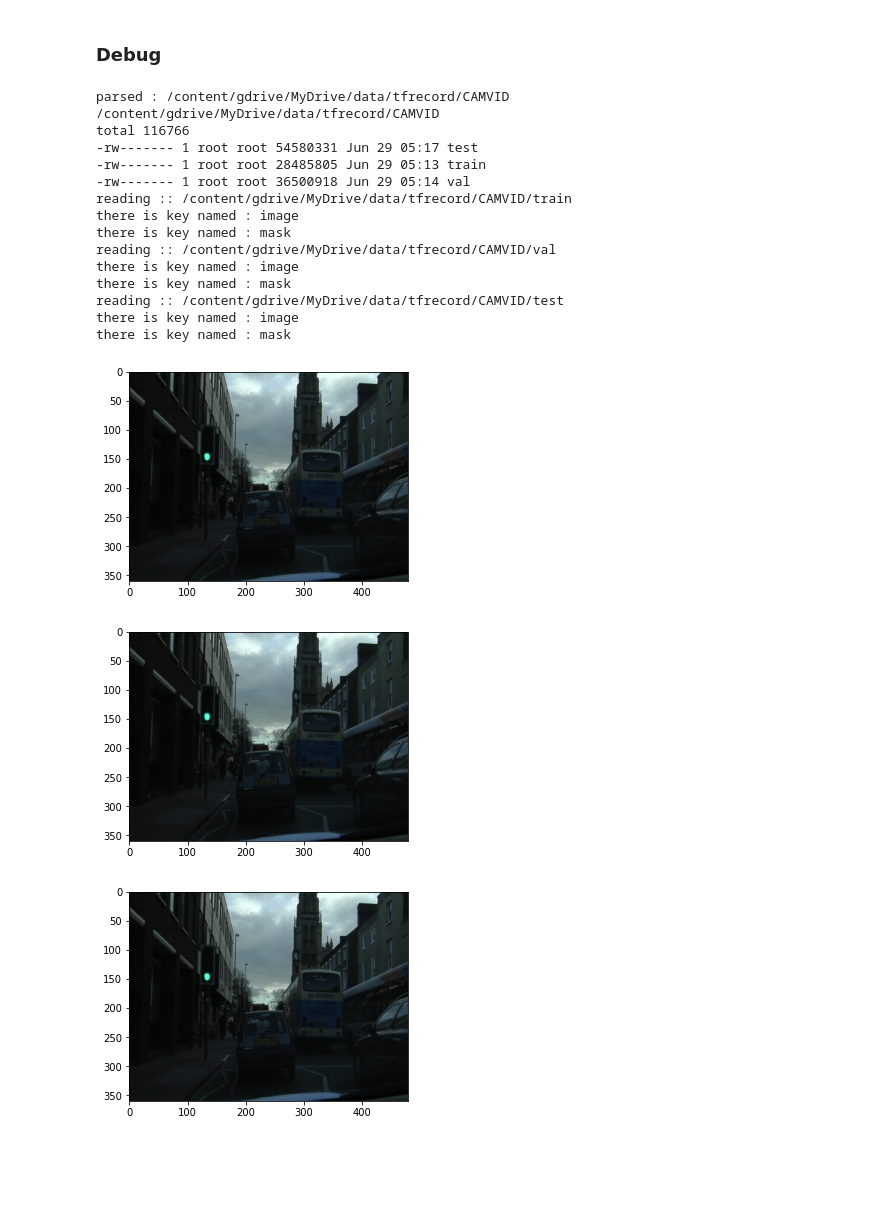
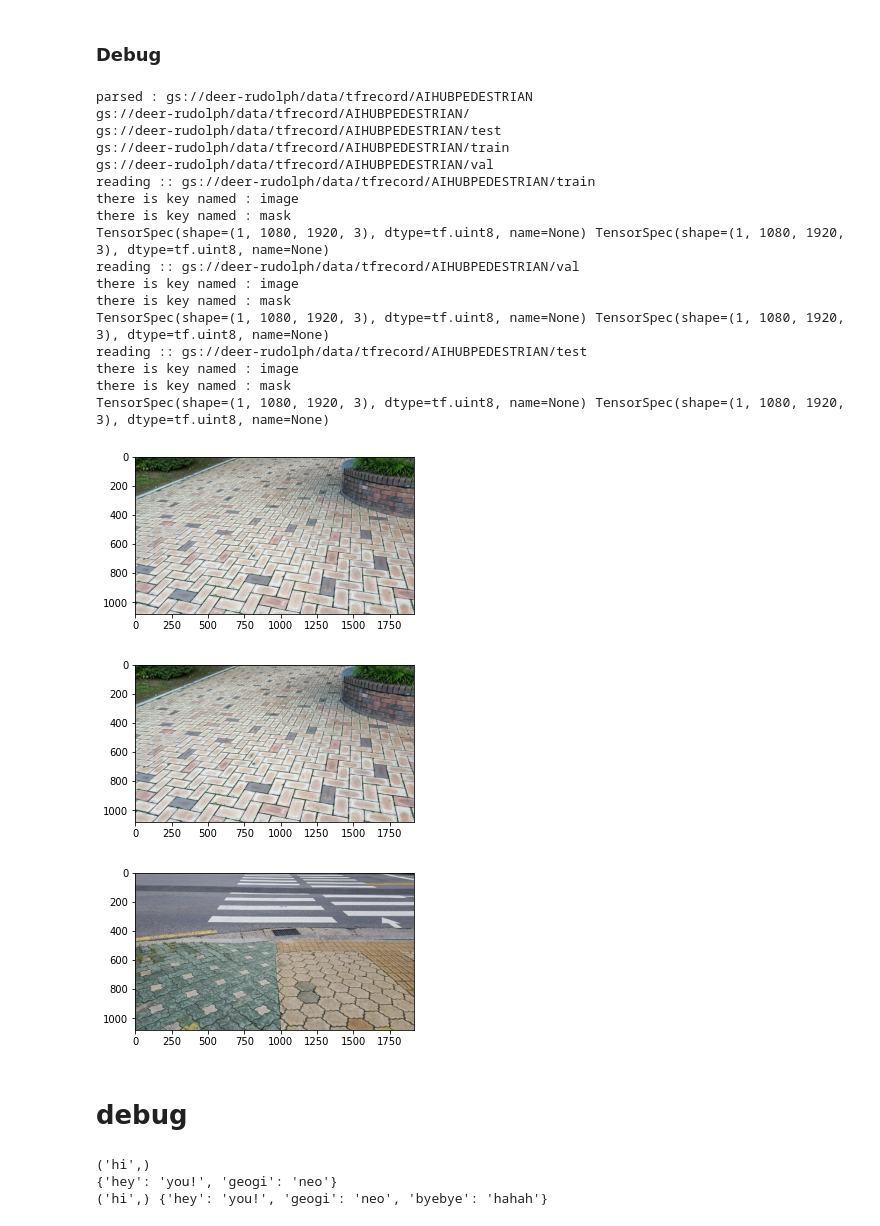
Before and after one commit to deer-develop/paper_implementation_and_testing_tf2, a Jupyter notebook: utils/Generate_TFRecord.ipynb, the cells around one changed output. Cells and saved outputs as stored; diff of their text form; code cells hidden in the pictures; blank space fills up the shorter version.

```diff
--- a/utils/Generate_TFRecord.ipynb
+++ b/utils/Generate_TFRecord.ipynb
@@ -580,43 +595,73 @@ else:
     %cd {TFRECORD_FILE_DIR}
     %ls -al
 
 def _parse_tfrecord(example):
     feature_description = {
         "image": tf.io.FixedLenFeature([], tf.string),
         "mask": tf.io.FixedLenFeature([], tf.string),
     }
-    example = tf.io.parse_single_example(example, feature_description)
+
+    # case 1 : using parse_single_example parser
+    # example = tf.io.parse_single_example(example, feature_description)
+
+    # case 2 : using parse_example parser
+    example = tf.io.parse_example(example, feature_description)
+
+    # common
     example["image"] = tf.io.decode_jpeg(example["image"], channels=3)
     example["mask"] = tf.io.decode_jpeg(example["mask"])
     return example
 
 for name in ['train', 'val', 'test']:
     reading_file = os.path.join(TFRECORD_FILE_DIR, name)
     print('reading :: {}'.format(reading_file))
     dataset = tf.data.TFRecordDataset(reading_file).map(_parse_tfrecord)
 
     for features in dataset.batch(1).take(1):
         for key in features.keys():
             print('there is key named : {}'.format(key))
 
         plt.figure(figsize=(5, 5))
         plt.imshow(features["image"].numpy().squeeze())
+        print(tf.TensorSpec.from_tensor(features["image"]), tf.TensorSpec.from_tensor(features["mask"]))
 # %% [output]
-parsed : /content/gdrive/MyDrive/data/tfrecord/CAMVID
-/content/gdrive/MyDrive/data/tfrecord/CAMVID
-total 116766
--rw------- 1 root root 54580331 Jun 29 05:17 test
--rw------- 1 root root 28485805 Jun 29 05:13 train
--rw------- 1 root root 36500918 Jun 29 05:14 val
-reading :: /content/gdrive/MyDrive/data/tfrecord/CAMVID/train
+parsed : gs://deer-rudolph/data/tfrecord/AIHUBPEDESTRIAN
+gs://deer-rudolph/data/tfrecord/AIHUBPEDESTRIAN/
+gs://deer-rudolph/data/tfrecord/AIHUBPEDESTRIAN/test
+gs://deer-rudolph/data/tfrecord/AIHUBPEDESTRIAN/train
+gs://deer-rudolph/data/tfrecord/AIHUBPEDESTRIAN/val
+reading :: gs://deer-rudolph/data/tfrecord/AIHUBPEDESTRIAN/train
 there is key named : image
 there is key named : mask
-reading :: /content/gdrive/MyDrive/data/tfrecord/CAMVID/val
+TensorSpec(shape=(1, 1080, 1920, 3), dtype=tf.uint8, name=None) TensorSpec(shape=(1, 1080, 1920, 3), dtype=tf.uint8, name=None)
+reading :: gs://deer-rudolph/data/tfrecord/AIHUBPEDESTRIAN/val
 there is key named : image
 there is key named : mask
-reading :: /content/gdrive/MyDrive/data/tfrecord/CAMVID/test
+TensorSpec(shape=(1, 1080, 1920, 3), dtype=tf.uint8, name=None) TensorSpec(shape=(1, 1080, 1920, 3), dtype=tf.uint8, name=None)
+reading :: gs://deer-rudolph/data/tfrecord/AIHUBPEDESTRIAN/test
 there is key named : image
 there is key named : mask
+TensorSpec(shape=(1, 1080, 1920, 3), dtype=tf.uint8, name=None) TensorSpec(shape=(1, 1080, 1920, 3), dtype=tf.uint8, name=None)
-[figure, old version]
+[figure, new version]
-[figure, old version]
+[figure, new version]
-[figure, old version]
+[figure, new version]
+# %% [markdown]
+# debug
+# %%
+def filter_args(*args):
+    print(args)
+    return args
+def filter_kwargs(**kwargs):
+    print(kwargs)
+    kwargs['byebye'] = 'hahah'
+    return kwargs
+def temp(*args, **kwargs):
+    filtered_args = filter_args(*args)
+    filtered_kwargs = filter_kwargs(**kwargs)
+    print(filtered_args, filtered_kwargs)
+
+temp('hi', hey="you!", geogi='neo')
+# %% [output]
+('hi',)
+{'hey': 'you!', 'geogi': 'neo'}
+('hi',) {'hey': 'you!', 'geogi': 'neo', 'byebye': 'hahah'}
```
Also changed, not shown: parts of 11 cells of this notebook.
